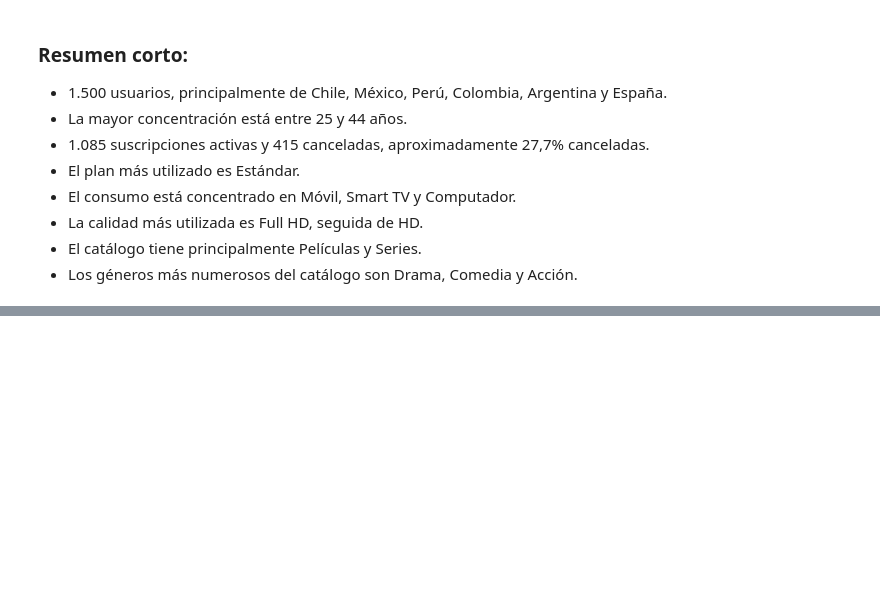
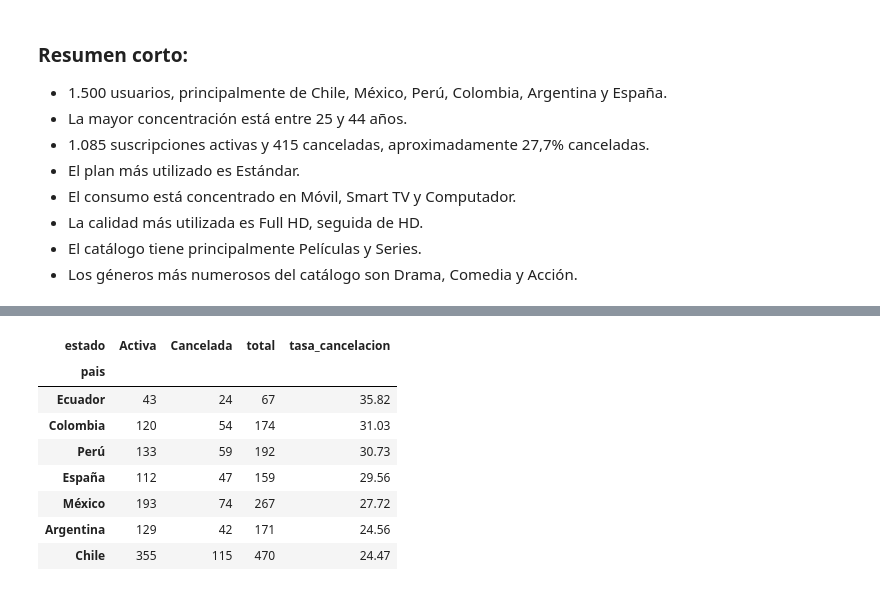
Before and after one commit to RicardoIllanes/visualizacion, a Jupyter notebook: ADY1104_001V_EP_1.ipynb, the cells around one changed output, grey strips where cells are left out. Drawn from its saved outputs; the diff is of its cells as text; code cells hidden in the pictures; blank space fills up the shorter version.

```diff
--- a/ADY1104_001V_EP_1.ipynb
+++ b/ADY1104_001V_EP_1.ipynb
@@ -304,0 +363,30 @@ Se utilizaron siete fuentes de datos en formato CSV correspondientes a usuarios,
+# %%
+cancelacion_pais = pd.crosstab(
+    usuarios["pais"],
+    suscripciones["estado"]
+)
+
+cancelacion_pais["total"] = cancelacion_pais.sum(axis=1)
+
+cancelacion_pais["tasa_cancelacion"] = (
+    cancelacion_pais["Cancelada"]
+    / cancelacion_pais["total"]
+    * 100
+).round(2)
+
+display(
+    cancelacion_pais.sort_values(
+        "tasa_cancelacion",
+        ascending=False
+    )
+)
+# %% [output]
+| estado | Activa | Cancelada | total | tasa_cancelacion |
+| pais |  |  |  |  |
+| Ecuador | 43 | 24 | 67 | 35.82 |
+| Colombia | 120 | 54 | 174 | 31.03 |
+| Perú | 133 | 59 | 192 | 30.73 |
+| España | 112 | 47 | 159 | 29.56 |
+| México | 193 | 74 | 267 | 27.72 |
+| Argentina | 129 | 42 | 171 | 24.56 |
+| Chile | 355 | 115 | 470 | 24.47 |
```
Also changed, not shown: parts of 30 cells of this notebook.
